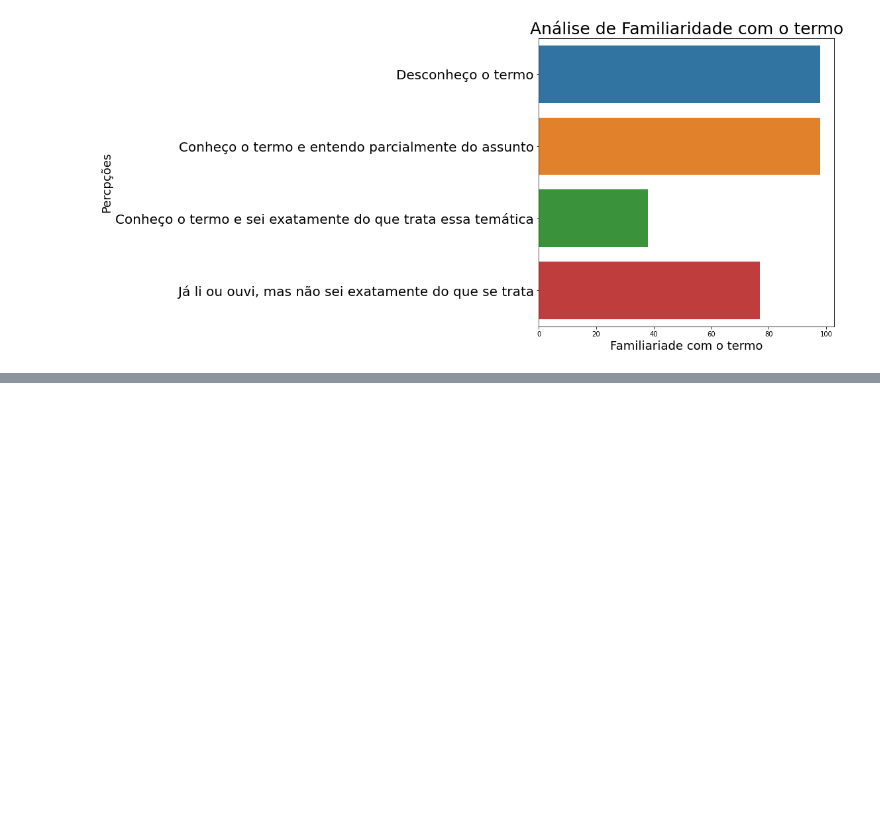
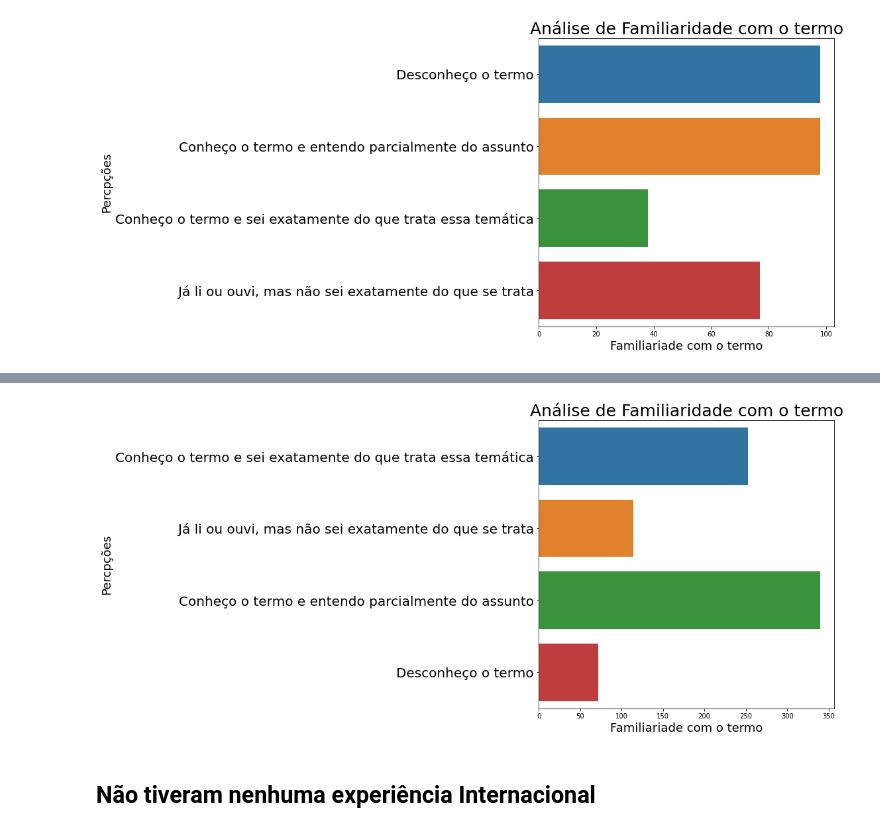
Before and after one commit to virgiliol/tcc-2.0, a Jupyter notebook: Análise_de_Correlações.ipynb, the cells around one changed output, grey strips where cells are left out. Saved outputs shown, nothing was run; the diff lists cells and outputs as text; code cells hidden in the pictures; blank space fills up the shorter version.

```diff
--- a/Análise_de_Correlações.ipynb
+++ b/Análise_de_Correlações.ipynb
@@ -172,0 +202,18 @@ ax.tick_params(axis ='y' , labelsize =  20)
+# %%
+# Filtrando apenas os que os programas não dão nenhum tipo de informe
+lista = ['Sim, por meio de newsletters e boletins informativos.',
+         'Sim, por meio de palestras e seminários.',
+         'Sim, por meio de pares.',
+         'Sim, por outros meios.']
+sinforme = respostas_tratadas.loc[respostas_tratadas['InformePredatismoPPG'].isin(lista)]
+# %%
+fig, ax = plt.subplots(figsize=(8,8))
+sns.countplot(y='FamiliarizarPredatorio', data=sinforme);
+ax.set_title("Análise de Familiaridade com o termo", fontdict={'fontsize':25})
+ax.set_xlabel('Familiariade com o termo', fontdict={'fontsize':18})
+ax.set_ylabel('Percpções', fontdict={'fontsize':18});
+ax.tick_params(axis ='y' , labelsize =  20)
+# %% [output]
+[figure, added]
+# %% [markdown]
+## Não tiveram nenhuma experiência Internacional
```
Also changed, not shown: parts of 38 cells of this notebook.
